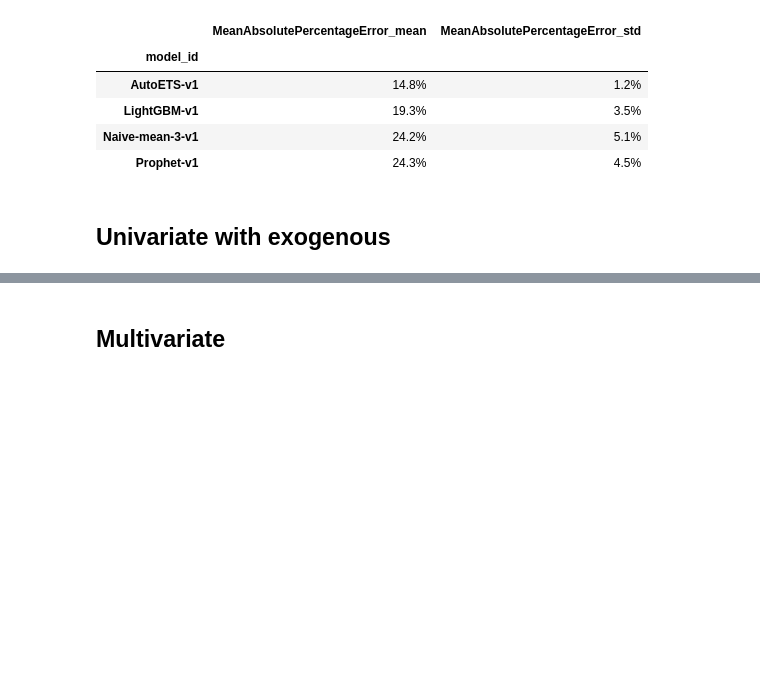
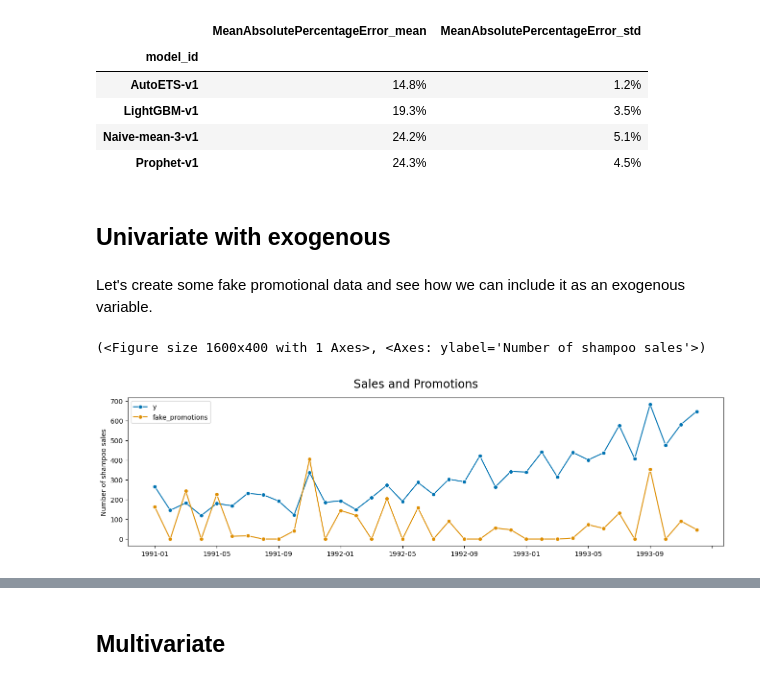
Before and after one commit to sktime/sktime-tutorial-ODSC-Europe-2023, a Jupyter notebook: notebooks/02_forecasting.ipynb, the cells around one changed output, grey strips where cells are left out. Cells and saved outputs as stored; diff of their text form; code cells hidden in the pictures; blank space fills up the shorter version.

```diff
--- a/notebooks/02_forecasting.ipynb
+++ b/notebooks/02_forecasting.ipynb
@@ -262,3 +262,13 @@ results_df.set_index("model_id").iloc[:, -2:].style.format("{:.1%}")
 | Prophet-v1 | 24.3% | 4.5% |
 # %% [markdown]
 ## Univariate with exogenous
+# %% [markdown]
+Let's create some fake promotional data and see how we can include it as an exogenous variable.
+# %%
+import numpy as np
+noise = np.random.RandomState(seed=93).normal(0, 100, np.shape(y))
+promotions = (y_transform + noise).clip(lower=0)
+plot_series(y, promotions, labels=["y", "fake_promotions"], title="Sales and Promotions")
+# %% [output]
+(<Figure size 1600x400 with 1 Axes>, <Axes: ylabel='Number of shampoo sales'>)
+[figure, added]
```
Also changed, not shown: parts of 7 cells of this notebook.
